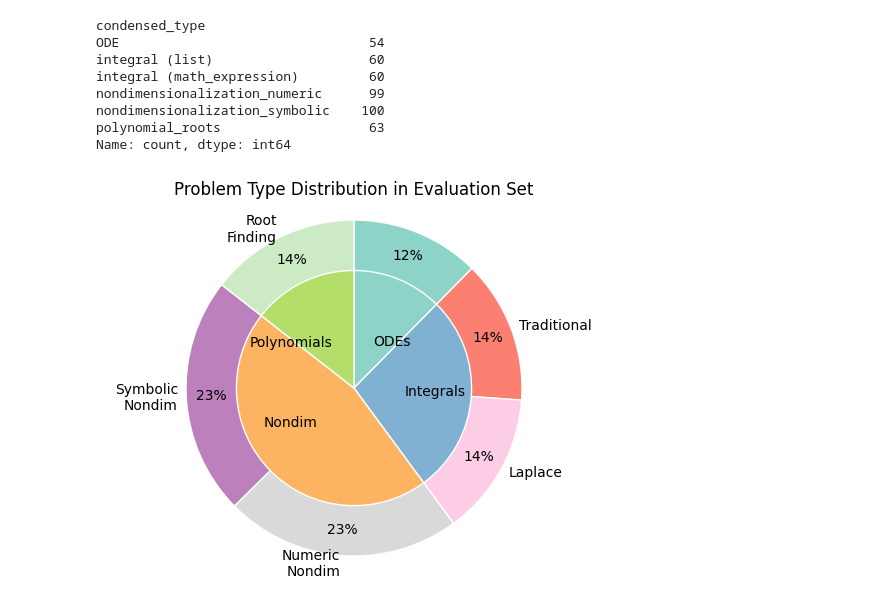
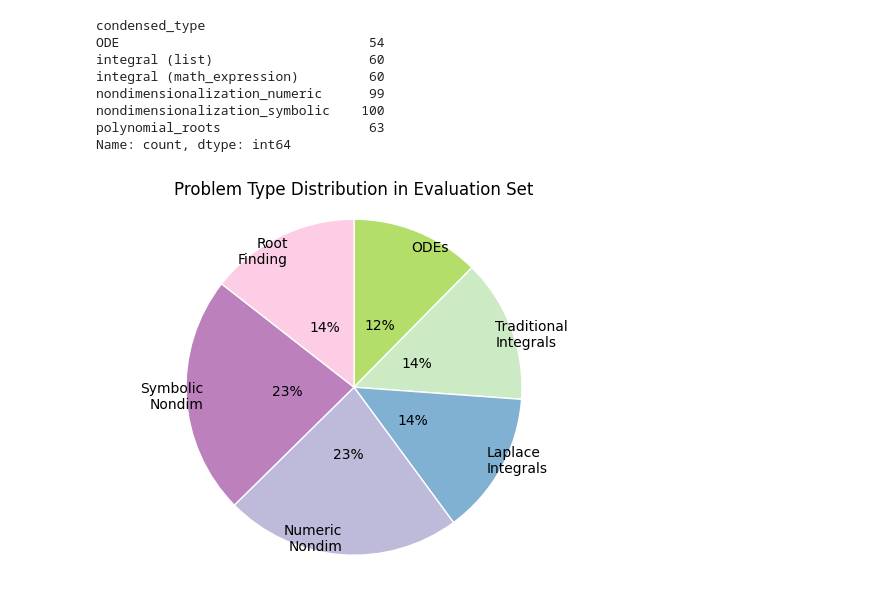
Before and after one commit to sarahmart/HARDMath, a Jupyter notebook: assets/dataset_split.ipynb, the cells around one changed output. Saved outputs shown, nothing was run; the diff lists cells and outputs as text; code cells hidden in the pictures.

```diff
--- a/assets/dataset_split.ipynb
+++ b/assets/dataset_split.ipynb
@@ -108,36 +109,37 @@ sizesmini = countsmini.values
 # %%
 fig, ax = plt.subplots()
 
 # type_colors = cm((np.arange(4)*4)+1)
 # subtype_colors = cm(np.array([2,6,7,10,11,14]))
 
-ax.pie([ode_countsmini.sum(), int_countsmini.sum(), nondim_countsmini.sum(), poly_countsmini.sum()],
-       labels=['ODEs', 'Integrals', 'Nondim', 'Polynomials'],
-       colors=type_colors,
-       #autopct='%1.0f%%',
-       startangle=90,
-       counterclock=False,
-       wedgeprops=dict(edgecolor='w'),
-       labeldistance=0.3,
-       #pctdistance=0.32,
-       rotatelabels=False)
+# ax.pie([ode_countsmini.sum(), int_countsmini.sum(), nondim_countsmini.sum(), poly_countsmini.sum()],
+#        labels=['ODEs', 'Integrals', 'Nondim', 'Polynomials'],
+#        colors=type_colors,
+#        #autopct='%1.0f%%',
+#        startangle=90,
+#        counterclock=False,
+#        #wedgeprops=dict(edgecolor='w'),
+#        labeldistance=0.3,
+#        #pctdistance=0.32,
+#        rotatelabels=False)
 
 # outer circle -> subtypes
 ax.pie(sizesmini,
-       labels=['', 'Traditional', 'Laplace', 'Numeric\nNondim', 'Symbolic\nNondim', 'Root\nFinding'],
+       labels=['ODEs', 'Traditional\nIntegrals', 'Laplace\nIntegrals', 'Numeric\nNondim', 'Symbolic\nNondim', 'Root\nFinding'],
        radius=1,
        colors=subtype_colors,
        autopct='%1.0f%%',
        startangle=90,
        counterclock=False,
-       wedgeprops=dict(width=0.3, edgecolor='w'),
-       labeldistance=1.05,
-       pctdistance=0.85,
+       # wedgeprops=dict(width=0.3),#, edgecolor='w'),
+       wedgeprops=dict(edgecolor='w'),
+       labeldistance=0.9,
+       pctdistance=0.4,
        rotatelabels=False)
 
 plt.title('Problem Type Distribution in Evaluation Set')
 ax.axis('equal')
 plt.savefig('eval_dist.png')
 plt.show()
 # %% [output]
-[figure, old version]
+[figure, new version]
```
Also changed, not shown: parts of 2 cells of this notebook, 2 other files.
